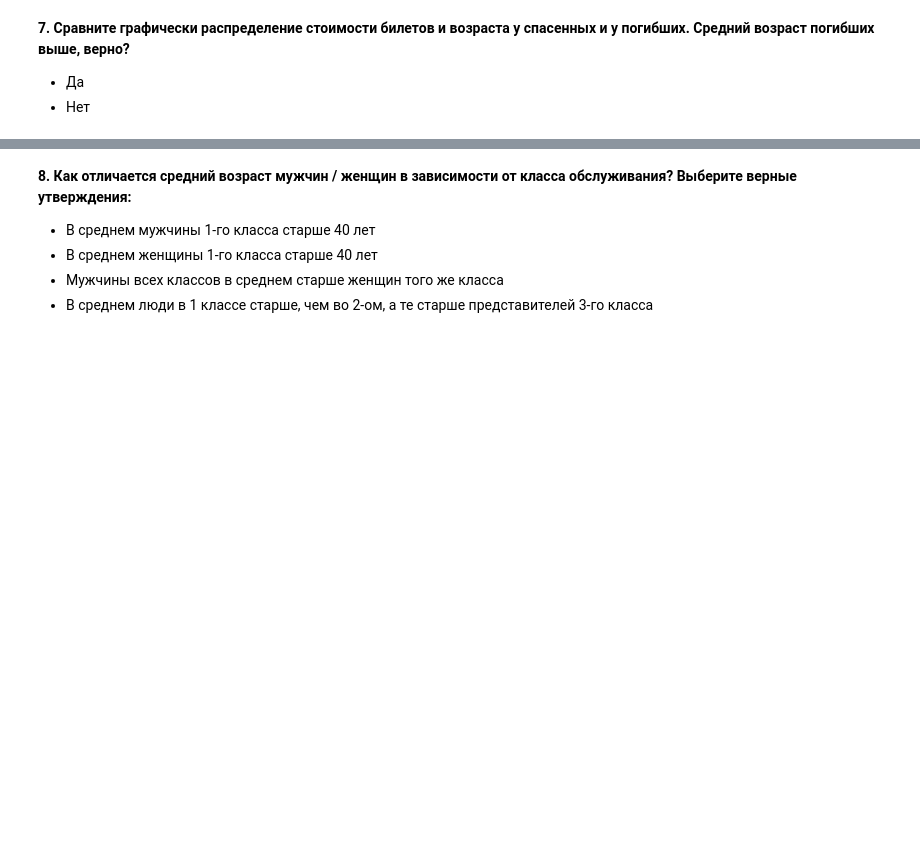
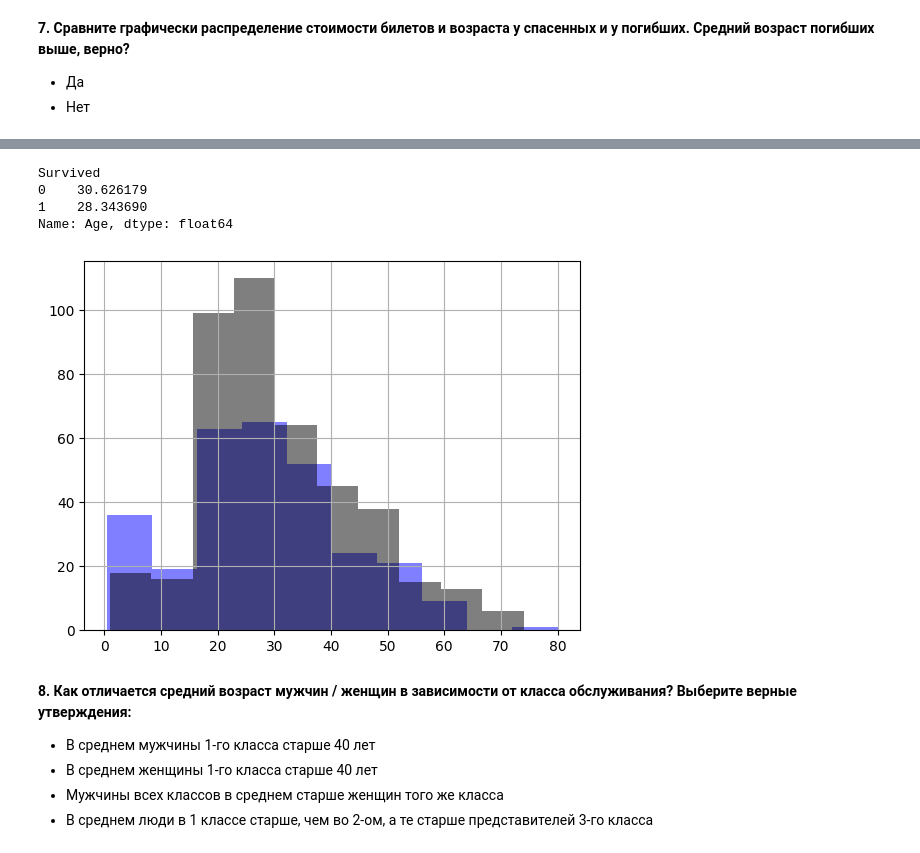
Before and after one commit to Vexrina/datamining_labs, a Jupyter notebook: lab1/hw1_part1.ipynb, the cells around one changed output, grey strips where cells are left out. Saved outputs shown, nothing was run; the diff lists cells and outputs as text; code cells hidden in the pictures; blank space fills up the shorter version.

```diff
--- a/lab1/hw1_part1.ipynb
+++ b/lab1/hw1_part1.ipynb
@@ -186,3 +235,13 @@ Name: Pclass, dtype: int64
+# %%
+data[data.Survived == 1].Age.hist(color='blue', alpha=.5)
+data[data.Survived == 0].Age.hist(color='Black', alpha=.5)
+data.groupby('Survived').Age.mean()
+# %% [output]
+Survived
+0    30.626179
+1    28.343690
+Name: Age, dtype: float64
+[figure, added]
 # %% [markdown]
 **8. Как отличается средний возраст мужчин / женщин в зависимости от класса обслуживания? Выберите верные утверждения:**
 - В среднем мужчины 1-го класса старше 40 лет
```
Also changed, not shown: parts of 17 cells of this notebook.
